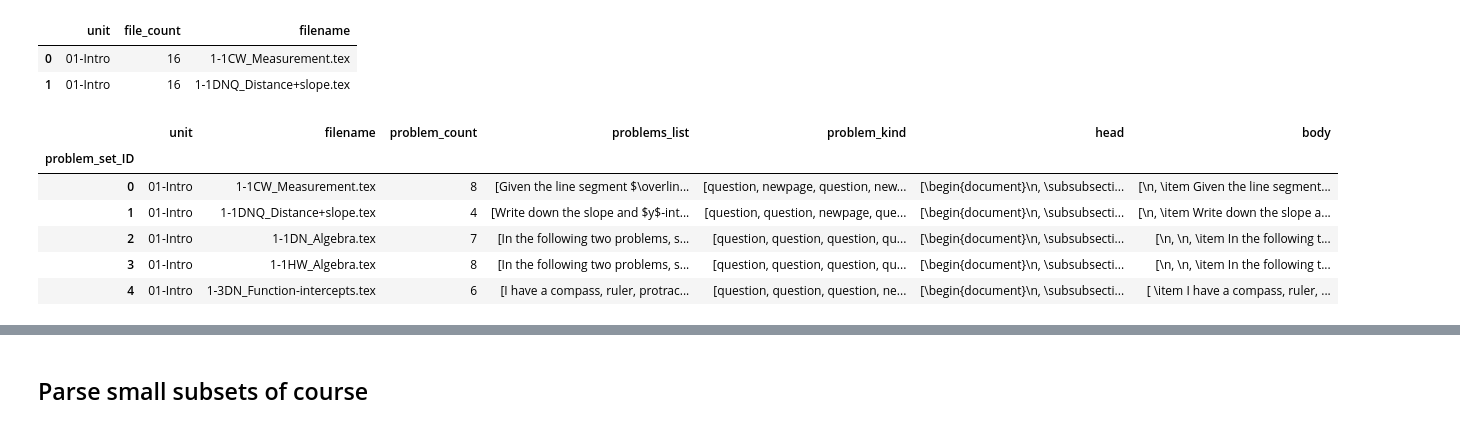
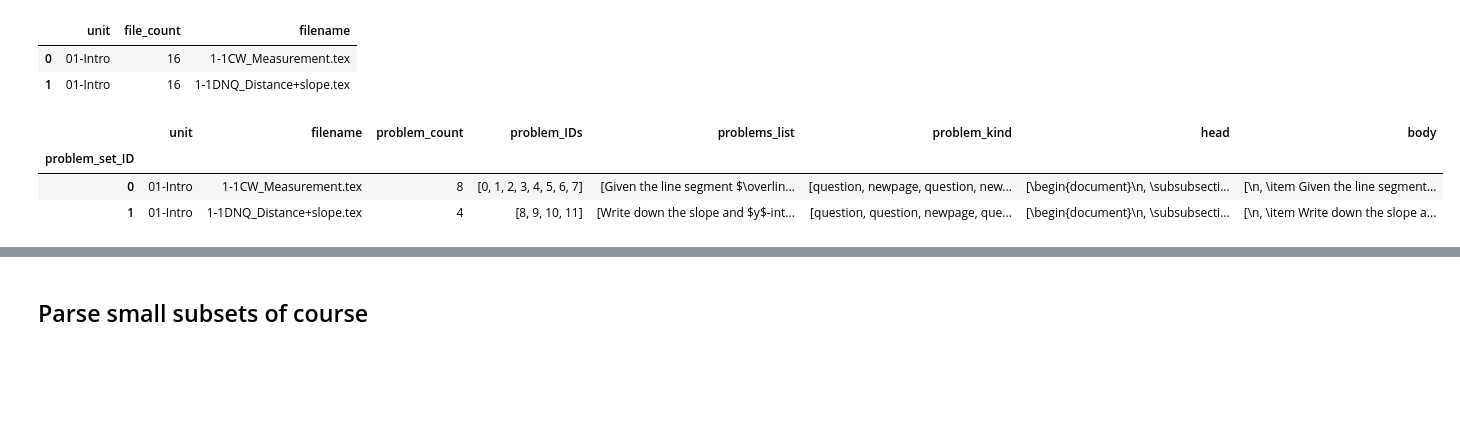
Before and after one commit to chrishuson/mathai, a Jupyter notebook: src/notes.ipynb, the cells around one changed output, grey strips where cells are left out. Saved outputs shown, nothing was run; the diff lists cells and outputs as text; code cells hidden in the pictures; blank space fills up the shorter version.

Commit message:
refactor parse course function

```diff
--- a/src/notes.ipynb
+++ b/src/notes.ipynb
@@ -188,14 +167,11 @@ course_file_df:  172 None Index(['unit', 'file_count', 'filename'], dtype='objec
 | 0 | 01-Intro | 16 | 1-1CW_Measurement.tex |
 | 1 | 01-Intro | 16 | 1-1DNQ_Distance+slope.tex |
 # %%
-pset_df = parse_course_files(course_file_df, course_dir='/Users/chris/GitHub/course-files/Geom')
-pset_df.head()
+pset_df, problem_df = parse_course_files(course_file_df, course_dir='/Users/chris/GitHub/course-files/Geom')
+pset_df.head(2)
 # %% [output]
-|  | unit | filename | problem_count | problems_list | problem_kind | head | body |
-| problem_set_ID |  |  |  |  |  |  |  |
-| 0 | 01-Intro | 1-1CW_Measurement.tex | 8 | [Given the line segment $\overlin... | [question, newpage, question, new... | [\begin{document}\n, \subsubsecti... | [\n, \item Given the line segment... |
-| 1 | 01-Intro | 1-1DNQ_Distance+slope.tex | 4 | [Write down the slope and $y$-int... | [question, question, newpage, que... | [\begin{document}\n, \subsubsecti... | [\n, \item Write down the slope a... |
-| 2 | 01-Intro | 1-1DN_Algebra.tex | 7 | [In the following two problems, s... | [question, question, question, qu... | [\begin{document}\n, \subsubsecti... | [\n, \n, \item In the following t... |
-| 3 | 01-Intro | 1-1HW_Algebra.tex | 8 | [In the following two problems, s... | [question, question, question, qu... | [\begin{document}\n, \subsubsecti... | [\n, \n, \item In the following t... |
-| 4 | 01-Intro | 1-3DN_Function-intercepts.tex | 6 | [I have a compass, ruler, protrac... | [question, question, question, ne... | [\begin{document}\n, \subsubsecti... | [ \item I have a compass, ruler, ... |
+|  | unit | filename | problem_count | problem_IDs | problems_list | problem_kind | head | body |
+| problem_set_ID |  |  |  |  |  |  |  |  |
+| 0 | 01-Intro | 1-1CW_Measurement.tex | 8 | [0, 1, 2, 3, 4, 5, 6, 7] | [Given the line segment $\overlin... | [question, newpage, question, new... | [\begin{document}\n, \subsubsecti... | [\n, \item Given the line segment... |
+| 1 | 01-Intro | 1-1DNQ_Distance+slope.tex | 4 | [8, 9, 10, 11] | [Write down the slope and $y$-int... | [question, question, newpage, que... | [\begin{document}\n, \subsubsecti... | [\n, \item Write down the slope a... |
 # %%
```
Also changed, not shown: parts of 33 cells of this notebook, 3 other files.
